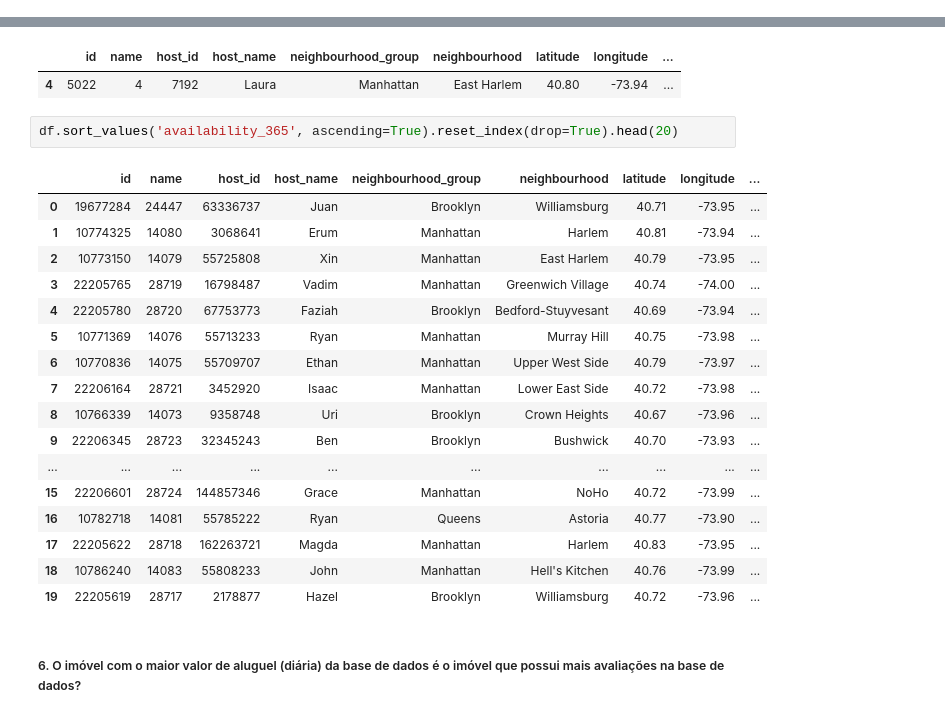
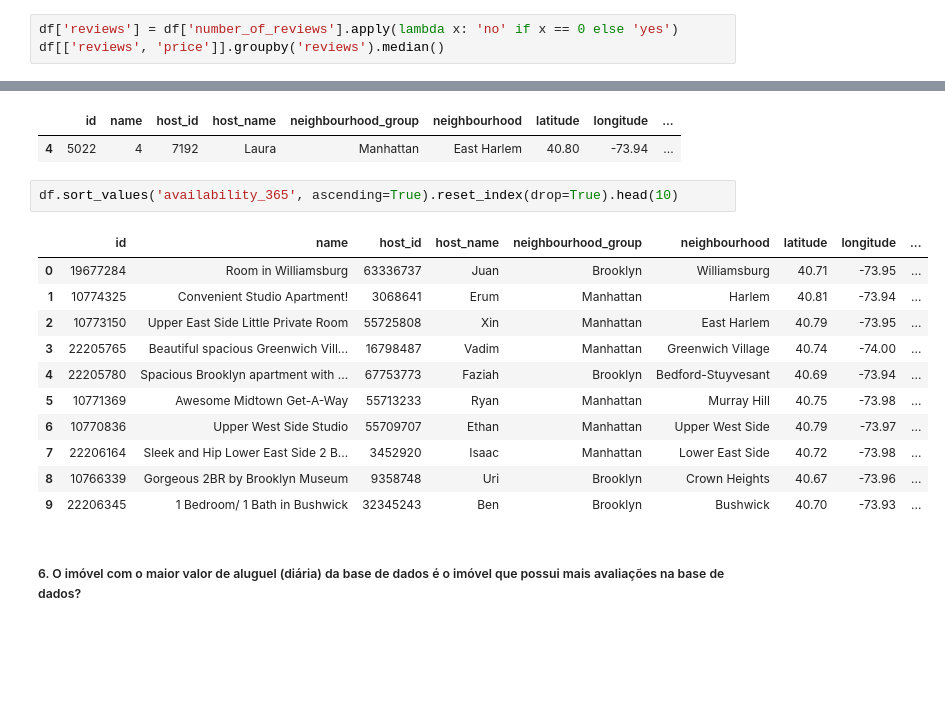
Before and after one commit to m4theus4ndr4de/insights-airbnb-nyc, a Jupyter notebook: airbnb_nyc_insights.ipynb, the cells around one changed output, grey strips where cells are left out. Cells and saved outputs as stored; diff of their text form; blank space fills up the shorter version.

```diff
--- a/airbnb_nyc_insights.ipynb
+++ b/airbnb_nyc_insights.ipynb
@@ -308,0 +343,3 @@ df_h2
+# %%
+df['reviews'] = df['number_of_reviews'].apply(lambda x: 'no' if x == 0 else 'yes')
+df[['reviews', 'price']].groupby('reviews').median()
@@ -390,25 +432,19 @@ df.query("id == 5022")
 |  | id | name | host_id | host_name | neighbourhood_group | neighbourhood | latitude | longitude | ... |
 | 4 | 5022 | 4 | 7192 | Laura | Manhattan | East Harlem | 40.80 | -73.94 | ... |
 # %%
-df.sort_values('availability_365', ascending=True).reset_index(drop=True).head(20)
+df.sort_values('availability_365', ascending=True).reset_index(drop=True).head(10)
 # %% [output]
 |  | id | name | host_id | host_name | neighbourhood_group | neighbourhood | latitude | longitude | ... |
-| 0 | 19677284 | 24447 | 63336737 | Juan | Brooklyn | Williamsburg | 40.71 | -73.95 | ... |
-| 1 | 10774325 | 14080 | 3068641 | Erum | Manhattan | Harlem | 40.81 | -73.94 | ... |
-| 2 | 10773150 | 14079 | 55725808 | Xin | Manhattan | East Harlem | 40.79 | -73.95 | ... |
-| 3 | 22205765 | 28719 | 16798487 | Vadim | Manhattan | Greenwich Village | 40.74 | -74.00 | ... |
-| 4 | 22205780 | 28720 | 67753773 | Faziah | Brooklyn | Bedford-Stuyvesant | 40.69 | -73.94 | ... |
-| 5 | 10771369 | 14076 | 55713233 | Ryan | Manhattan | Murray Hill | 40.75 | -73.98 | ... |
-| 6 | 10770836 | 14075 | 55709707 | Ethan | Manhattan | Upper West Side | 40.79 | -73.97 | ... |
-| 7 | 22206164 | 28721 | 3452920 | Isaac | Manhattan | Lower East Side | 40.72 | -73.98 | ... |
-| 8 | 10766339 | 14073 | 9358748 | Uri | Brooklyn | Crown Heights | 40.67 | -73.96 | ... |
-| 9 | 22206345 | 28723 | 32345243 | Ben | Brooklyn | Bushwick | 40.70 | -73.93 | ... |
-| ... | ... | ... | ... | ... | ... | ... | ... | ... | ... |
-| 15 | 22206601 | 28724 | 144857346 | Grace | Manhattan | NoHo | 40.72 | -73.99 | ... |
-| 16 | 10782718 | 14081 | 55785222 | Ryan | Queens | Astoria | 40.77 | -73.90 | ... |
-| 17 | 22205622 | 28718 | 162263721 | Magda | Manhattan | Harlem | 40.83 | -73.95 | ... |
-| 18 | 10786240 | 14083 | 55808233 | John | Manhattan | Hell's Kitchen | 40.76 | -73.99 | ... |
-| 19 | 22205619 | 28717 | 2178877 | Hazel | Brooklyn | Williamsburg | 40.72 | -73.96 | ... |
+| 0 | 19677284 | Room in Williamsburg | 63336737 | Juan | Brooklyn | Williamsburg | 40.71 | -73.95 | ... |
+| 1 | 10774325 | Convenient Studio Apartment! | 3068641 | Erum | Manhattan | Harlem | 40.81 | -73.94 | ... |
+| 2 | 10773150 | Upper East Side Little Private Room | 55725808 | Xin | Manhattan | East Harlem | 40.79 | -73.95 | ... |
+| 3 | 22205765 | Beautiful spacious Greenwich Vill... | 16798487 | Vadim | Manhattan | Greenwich Village | 40.74 | -74.00 | ... |
+| 4 | 22205780 | Spacious Brooklyn apartment with ... | 67753773 | Faziah | Brooklyn | Bedford-Stuyvesant | 40.69 | -73.94 | ... |
+| 5 | 10771369 | Awesome Midtown Get-A-Way | 55713233 | Ryan | Manhattan | Murray Hill | 40.75 | -73.98 | ... |
+| 6 | 10770836 | Upper West Side Studio | 55709707 | Ethan | Manhattan | Upper West Side | 40.79 | -73.97 | ... |
+| 7 | 22206164 | Sleek and Hip Lower East Side 2 B... | 3452920 | Isaac | Manhattan | Lower East Side | 40.72 | -73.98 | ... |
+| 8 | 10766339 | Gorgeous 2BR by Brooklyn Museum | 9358748 | Uri | Brooklyn | Crown Heights | 40.67 | -73.96 | ... |
+| 9 | 22206345 | 1 Bedroom/ 1 Bath in Bushwick | 32345243 | Ben | Brooklyn | Bushwick | 40.70 | -73.93 | ... |
 # %% [markdown]
 ##### 6. O imóvel com o maior valor de aluguel (diária) da base de dados é o imóvel que possui mais avaliações na base de dados?
 # %%
```
Also changed, not shown: parts of 12 cells of this notebook, 2 other files.
